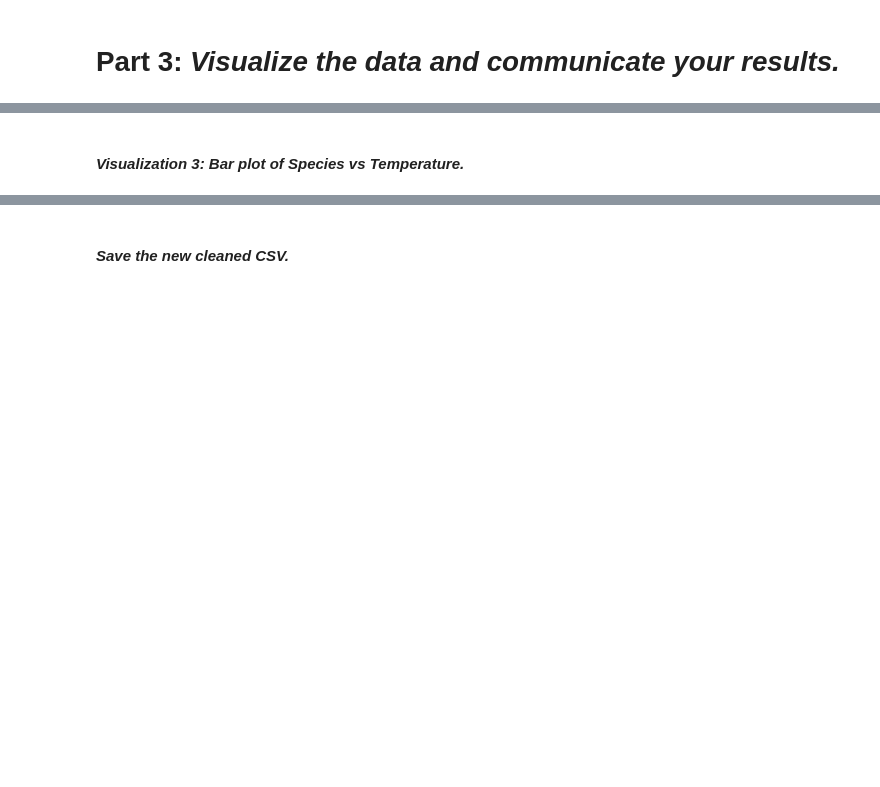
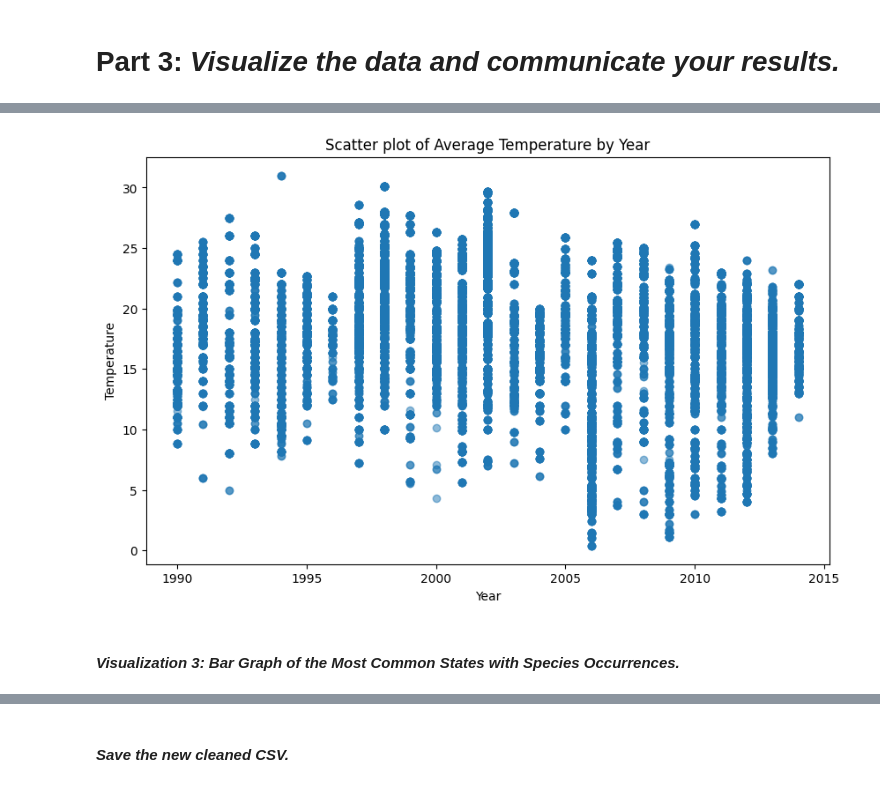
Before and after one commit to rjbaicich/Capstone-Project-2, a Jupyter notebook: Capstone_2_notebook.ipynb, the cells around one changed output, grey strips where cells are left out. Saved outputs shown, nothing was run; the diff lists cells and outputs as text; code cells hidden in the pictures; blank space fills up the shorter version.

```diff
--- a/Capstone_2_notebook.ipynb
+++ b/Capstone_2_notebook.ipynb
@@ -63,8 +167,11 @@ plt.show()
 # %%
-data.plot.scatter(x='Year', y='Index')
+plt.figure(figsize=(10, 6))
+plt.scatter(df['year'], df['temp'], alpha=0.5)
 plt.xlabel('Year')
-plt.ylabel('Index')
-plt.title('Scatter plot of Year')
+plt.ylabel('Temperature')
+plt.title('Scatter plot of Average Temperature by Year')
 plt.show()
+# %% [output]
+[figure, added]
 # %% [markdown]
-#### *Visualization 3: Bar plot of Species vs Temperature.*
+#### *Visualization 3: Bar Graph of the Most Common States with Species Occurrences.*
```
Also changed, not shown: parts of 19 cells of this notebook, 6 other files.
